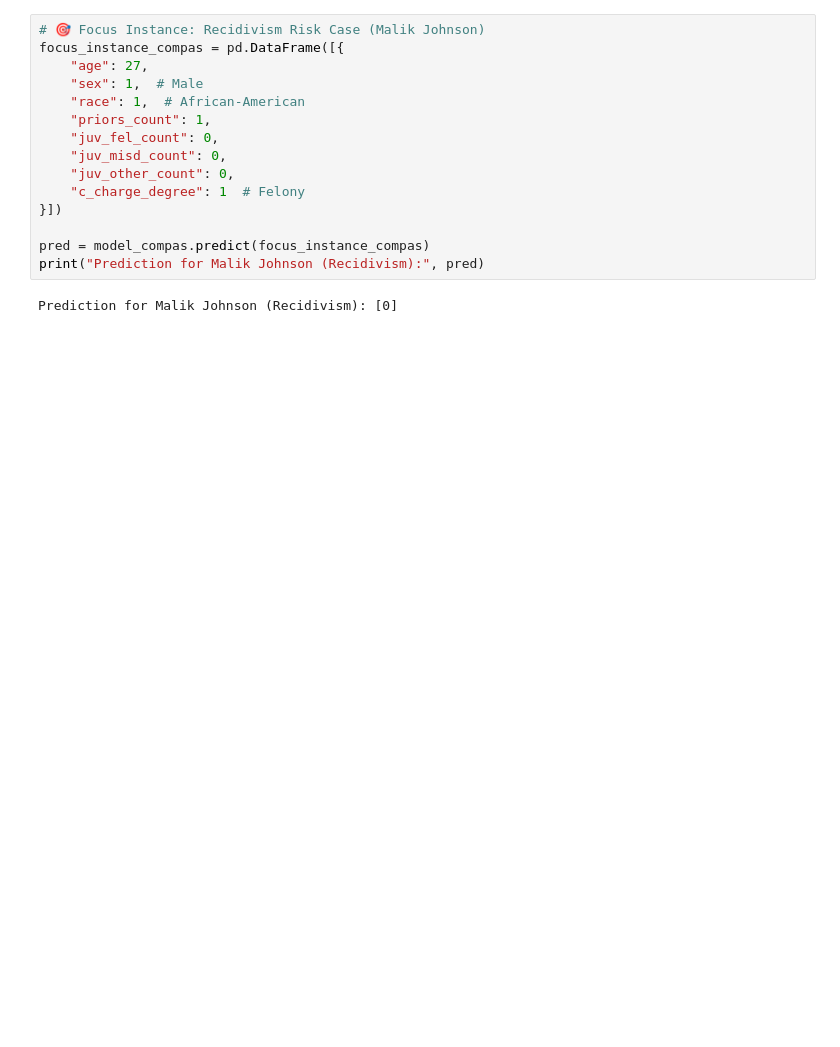
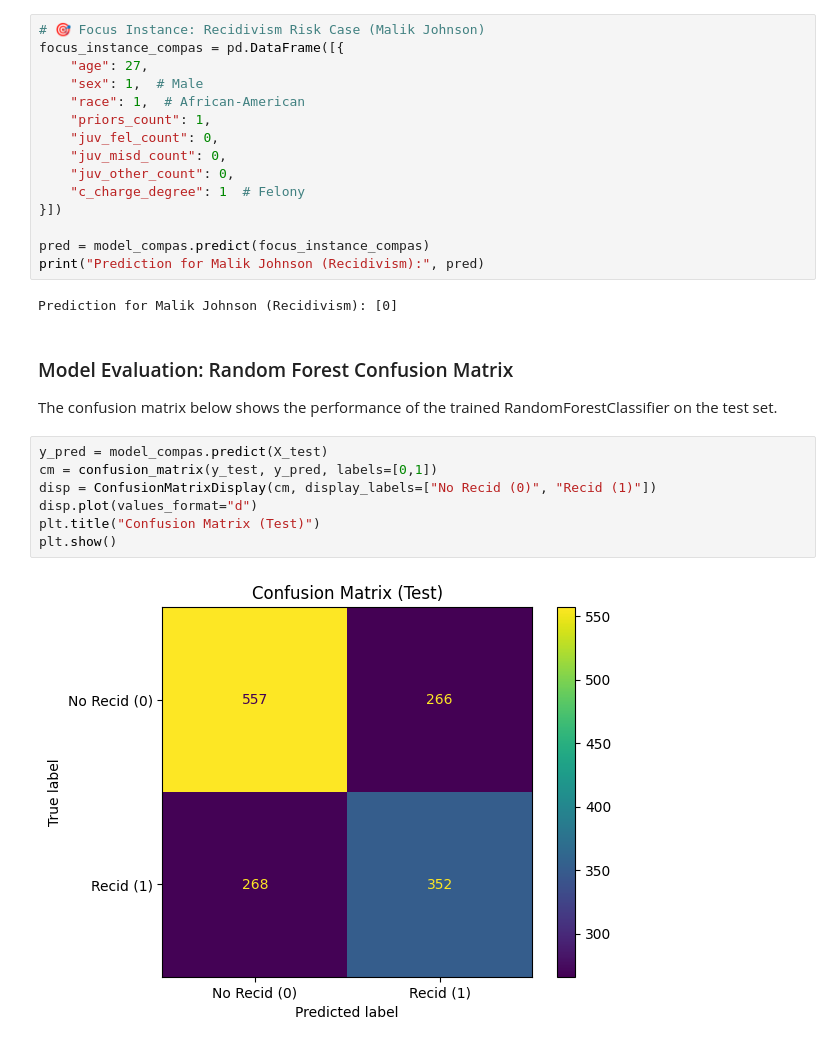
Before and after one commit to ericiortega/aipi590-xai-fall2025, a Jupyter notebook: assignments/machine_learning_court/court.ipynb, the cells around one changed output. Cells and saved outputs as stored; diff of their text form; blank space fills up the shorter version.

```diff
--- a/assignments/machine_learning_court/court.ipynb
+++ b/assignments/machine_learning_court/court.ipynb
@@ -75,3 +169,15 @@ pred = model_compas.predict(focus_instance_compas)
 print("Prediction for Malik Johnson (Recidivism):", pred)
 # %% [output]
 Prediction for Malik Johnson (Recidivism): [0]
+# %% [markdown]
+### Model Evaluation: Random Forest Confusion Matrix
+The confusion matrix below shows the performance of the trained RandomForestClassifier on the test set.
+# %%
+y_pred = model_compas.predict(X_test)
+cm = confusion_matrix(y_test, y_pred, labels=[0,1])
+disp = ConfusionMatrixDisplay(cm, display_labels=["No Recid (0)", "Recid (1)"])
+disp.plot(values_format="d")
+plt.title("Confusion Matrix (Test)")
+plt.show()
+# %% [output]
+[figure, added]
```
Also changed, not shown: parts of 14 cells of this notebook.
